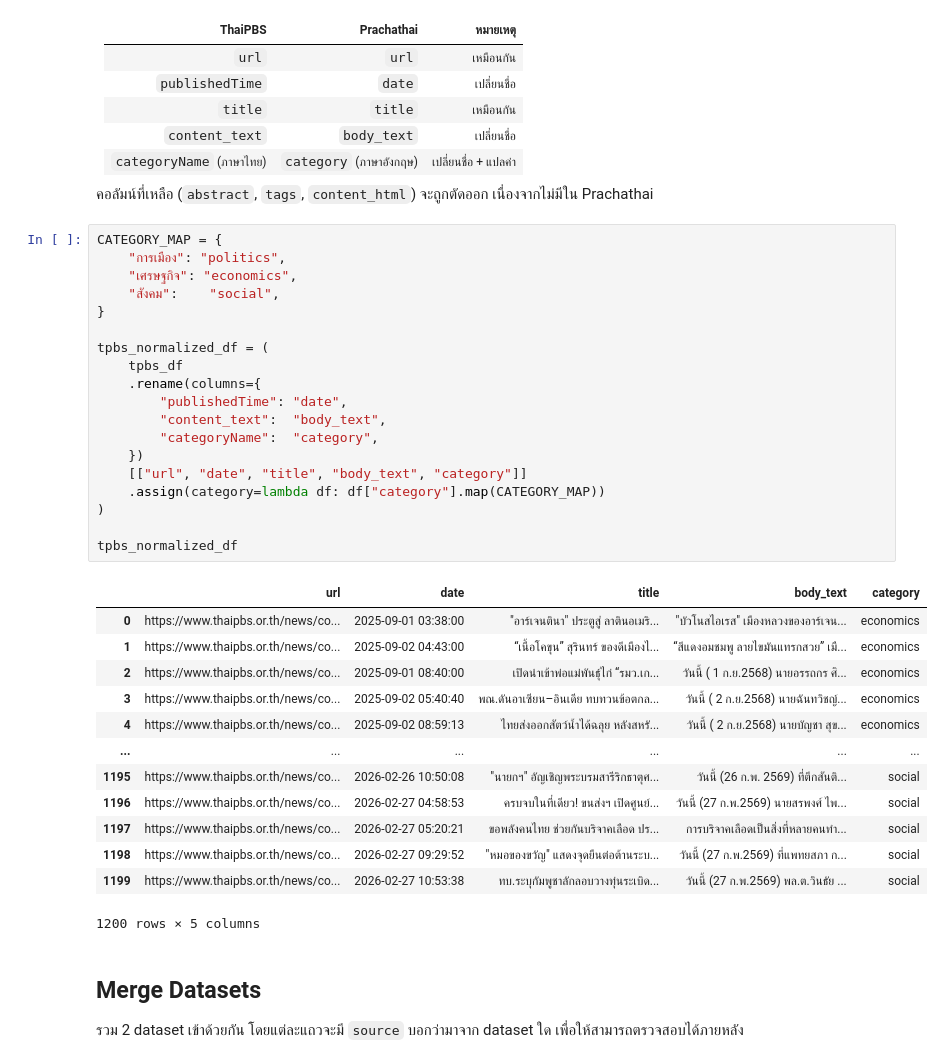
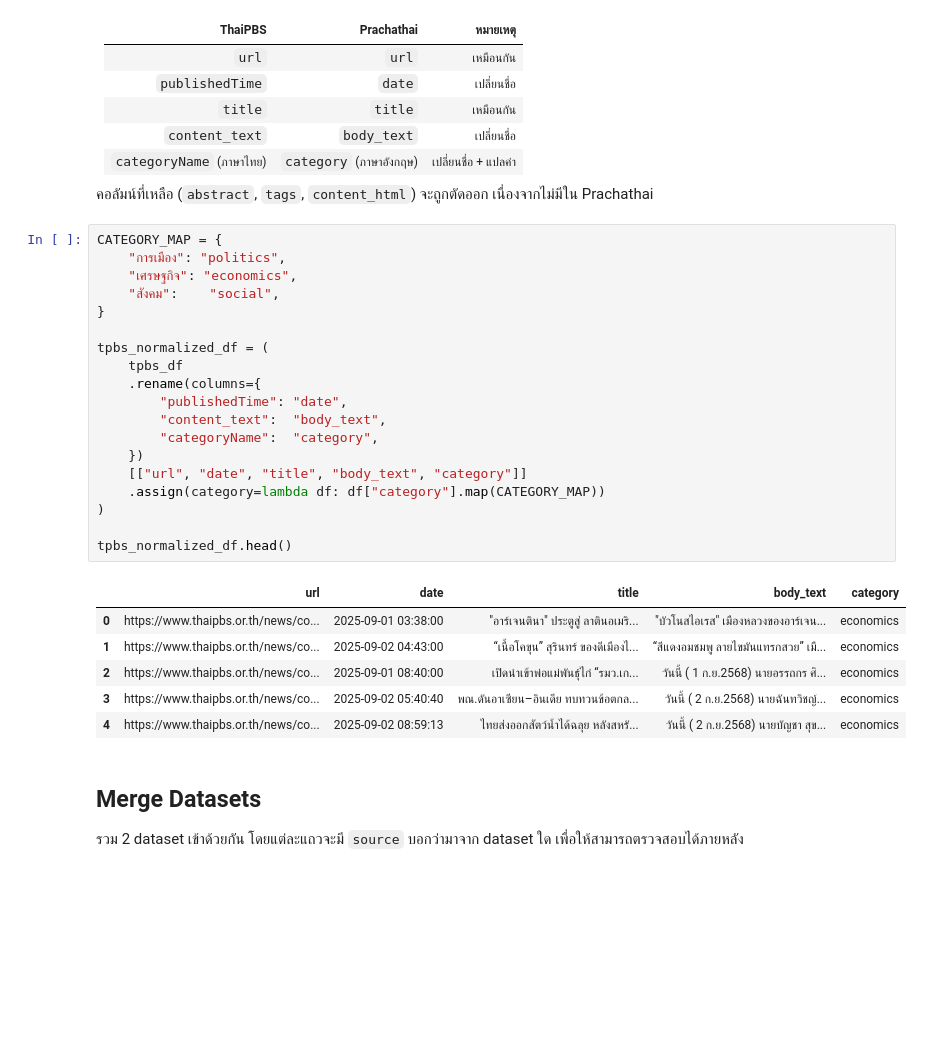
Before and after one commit to lemasc/nlp-news-thai, a Jupyter notebook: 01-data-engineer/merge-normalize-dataset.ipynb, the cells around one changed output. Drawn from its saved outputs; the diff is of its cells as text; blank space fills up the shorter version.

```diff
--- a/01-data-engineer/merge-normalize-dataset.ipynb
+++ b/01-data-engineer/merge-normalize-dataset.ipynb
@@ -443,36 +432,29 @@ pct_normalized_df
 # %%
 CATEGORY_MAP = {
     "การเมือง": "politics",
     "เศรษฐกิจ": "economics",
     "สังคม":    "social",
 }
 
 tpbs_normalized_df = (
     tpbs_df
     .rename(columns={
         "publishedTime": "date",
         "content_text":  "body_text",
         "categoryName":  "category",
     })
     [["url", "date", "title", "body_text", "category"]]
     .assign(category=lambda df: df["category"].map(CATEGORY_MAP))
 )
 
-tpbs_normalized_df
+tpbs_normalized_df.head()
 # %% [output]
 |  | url | date | title | body_text | category |
 | 0 | https://www.thaipbs.or.th/news/co... | 2025-09-01 03:38:00 | "อาร์เจนตินา" ประตูสู่ ลาตินอเมริ... | "บัวโนสไอเรส" เมืองหลวงของอาร์เจน... | economics |
 | 1 | https://www.thaipbs.or.th/news/co... | 2025-09-02 04:43:00 | “เนื้อโคขุน” สุรินทร์ ของดีเมืองไ... | “สีแดงอมชมพู ลายไขมันแทรกสวย” เมื... | economics |
 | 2 | https://www.thaipbs.or.th/news/co... | 2025-09-01 08:40:00 | เปิดนำเข้าพ่อแม่พันธุ์ไก่ “รมว.เก... | วันนี้ ( 1 ก.ย.2568) นายอรรถกร ศิ... | economics |
 | 3 | https://www.thaipbs.or.th/news/co... | 2025-09-02 05:40:40 | พณ.ดันอาเซียน–อินเดีย ทบทวนข้อตกล... | วันนี้ ( 2 ก.ย.2568) นายฉันทวิชญ์... | economics |
 | 4 | https://www.thaipbs.or.th/news/co... | 2025-09-02 08:59:13 | ไทยส่งออกสัตว์น้ำได้ฉลุย หลังสหรั... | วันนี้ ( 2 ก.ย.2568) นายบัญชา สุข... | economics |
-| ... | ... | ... | ... | ... | ... |
-| 1195 | https://www.thaipbs.or.th/news/co... | 2026-02-26 10:50:08 | "นายกฯ" อัญเชิญพระบรมสารีริกธาตุศ... | วันนี้ (26 ก.พ. 2569) ที่ตึกสันติ... | social |
-| 1196 | https://www.thaipbs.or.th/news/co... | 2026-02-27 04:58:53 | ครบจบในที่เดียว! ขนส่งฯ เปิดศูนย์... | วันนี้ (27 ก.พ.2569) นายสรพงศ์ ไพ... | social |
-| 1197 | https://www.thaipbs.or.th/news/co... | 2026-02-27 05:20:21 | ขอพลังคนไทย ช่วยกันบริจาคเลือด ปร... | การบริจาคเลือดเป็นสิ่งที่หลายคนทำ... | social |
-| 1198 | https://www.thaipbs.or.th/news/co... | 2026-02-27 09:29:52 | "หมอของขวัญ" แสดงจุดยืนต่อต้านระบ... | วันนี้ (27 ก.พ.2569) ที่แพทยสภา ก... | social |
-| 1199 | https://www.thaipbs.or.th/news/co... | 2026-02-27 10:53:38 | ทบ.ระบุกัมพูชาลักลอบวางทุ่นระเบิด... | วันนี้ (27 ก.พ.2569) พล.ต.วินธัย ... | social |
-1200 rows × 5 columns
 # %% [markdown]
 ## Merge Datasets
 
```
Also changed, not shown: parts of 11 cells of this notebook.
